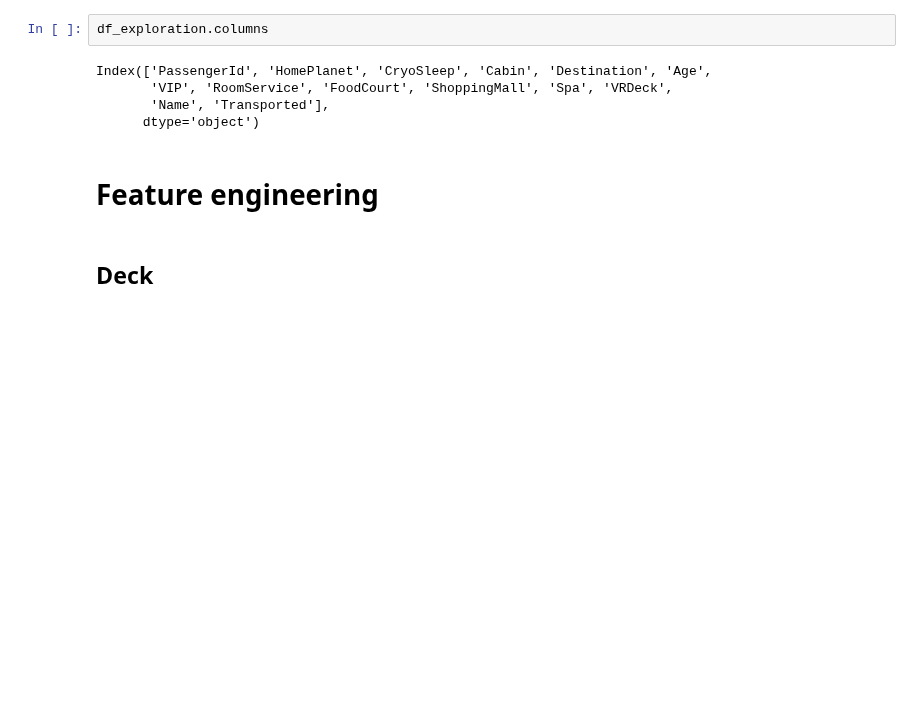
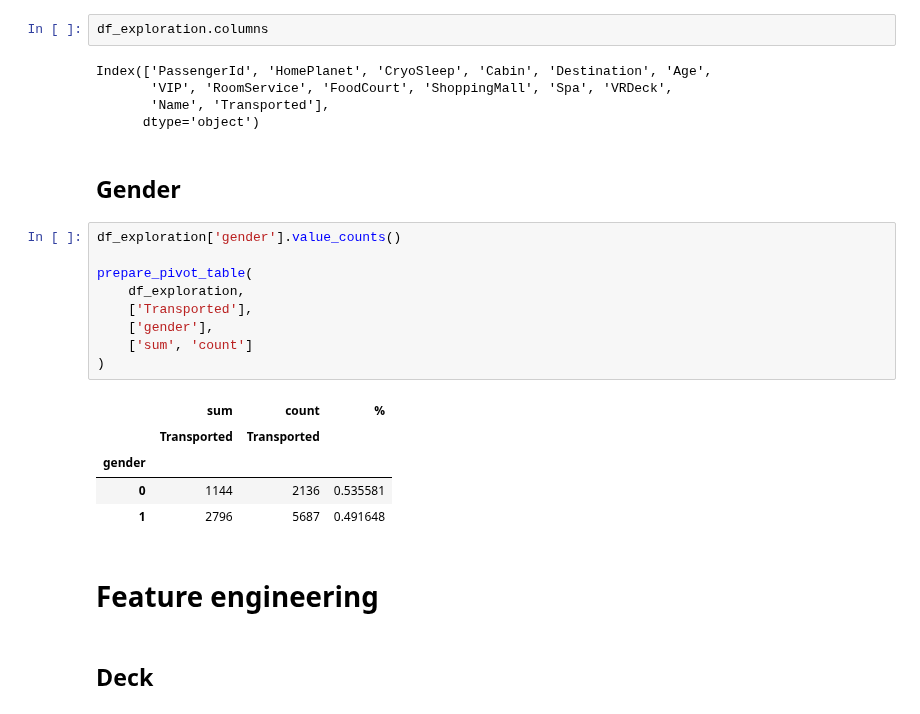
Before and after one commit to PashaIanko/Kaggle.Spaceship-Titanic, a Jupyter notebook: 1_data_exploration.ipynb, the cells around one changed output. Drawn from its saved outputs; the diff is of its cells as text; blank space fills up the shorter version.

Commit message:
added gender column

```diff
--- a/1_data_exploration.ipynb
+++ b/1_data_exploration.ipynb
@@ -765,6 +764,23 @@ Index(['PassengerId', 'HomePlanet', 'CryoSleep', 'Cabin', 'Destination', 'Age',
        'VIP', 'RoomService', 'FoodCourt', 'ShoppingMall', 'Spa', 'VRDeck',
        'Name', 'Transported'],
       dtype='object')
+# %% [markdown]
+## Gender
+# %%
+df_exploration['gender'].value_counts()
+
+prepare_pivot_table(
+    df_exploration,
+    ['Transported'],
+    ['gender'],
+    ['sum', 'count']
+)
+# %% [output]
+|  | sum | count | % |
+|  | Transported | Transported |  |
+| gender |  |  |  |
+| 0 | 1144 | 2136 | 0.535581 |
+| 1 | 2796 | 5687 | 0.491648 |
 # %% [markdown]
 # Feature engineering
 # %% [markdown]
```
Also changed, not shown: parts of 5 cells of this notebook.
